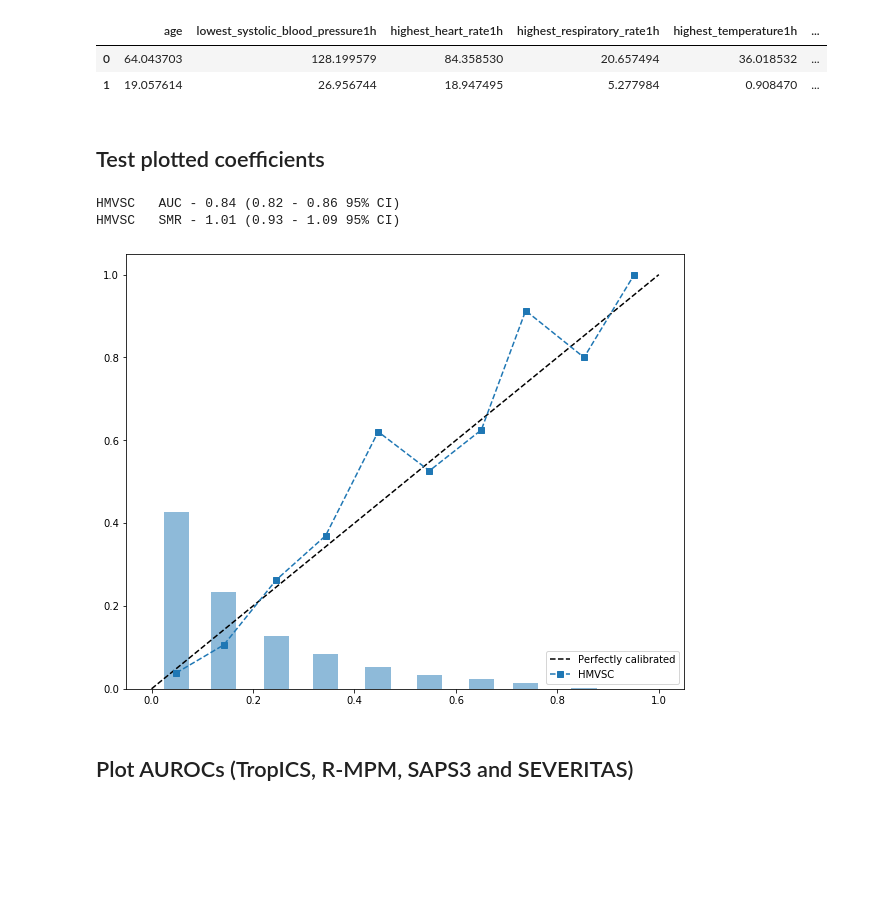
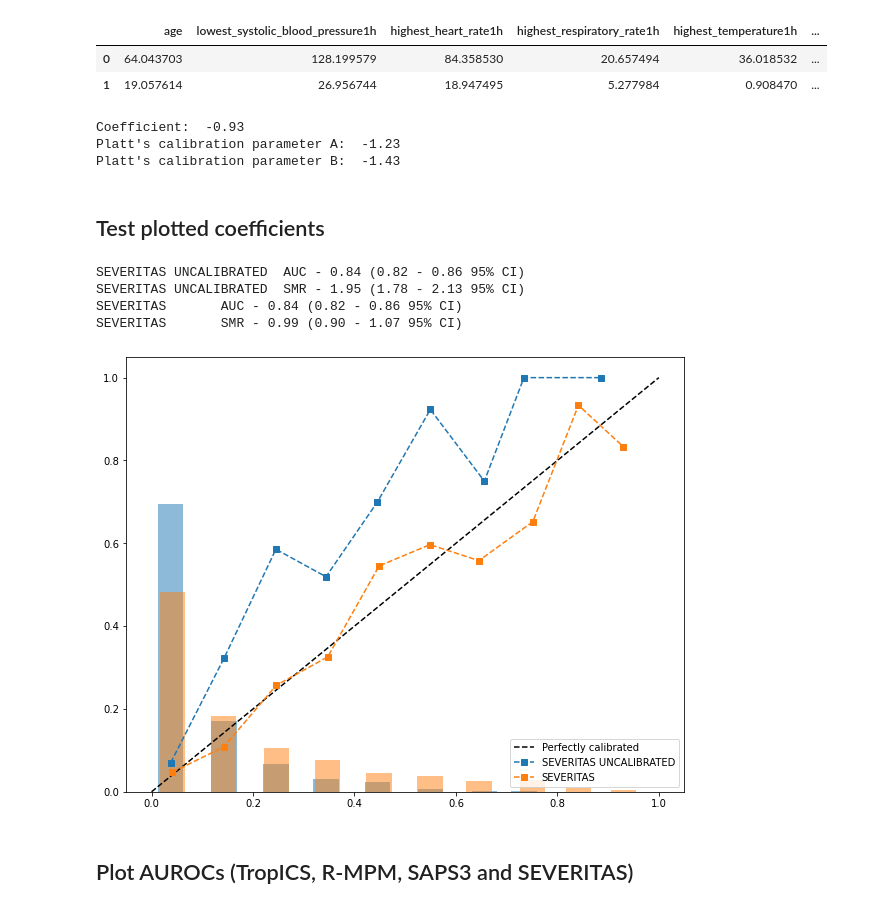
Before and after one commit to deliberato/mortality_prediction, a Jupyter notebook: analysis.ipynb, the cells around one changed output. Cells and saved outputs as stored; diff of their text form; code cells hidden in the pictures; blank space fills up the shorter version.

Commit message:
Platt's calibration

```diff
--- a/analysis.ipynb
+++ b/analysis.ipynb
@@ -746,6 +746,16 @@ display(pd.DataFrame.from_dict(params))
 |  | age | lowest_systolic_blood_pressure1h | highest_heart_rate1h | highest_respiratory_rate1h | highest_temperature1h | ... |
 | 0 | 64.043703 | 128.199579 | 84.358530 | 20.657494 | 36.018532 | ... |
 | 1 | 19.057614 | 26.956744 | 18.947495 | 5.277984 | 0.908470 | ... |
+# %%
+# Intercept and Platt's calibration parameters
+calibrated = model.calibrated_classifiers_[0]
+print("Coefficient: ", round(calibrated.base_estimator.intercept_[0], 2))
+print("Platt's calibration parameter A: ", round(calibrated.calibrators_[0].a_, 2))
+print("Platt's calibration parameter B: ", round(calibrated.calibrators_[0].b_, 2))
+# %% [output]
+Coefficient:  -0.93
+Platt's calibration parameter A:  -1.23
+Platt's calibration parameter B:  -1.43
 # %% [markdown]
 ## Test plotted coefficients
 # %%
@@ -771,39 +781,46 @@ X_hmvsc['severitas'] = (X_hmvsc['admissionsourcename'] == 'emergency room') * (-
                         (X_hmvsc['admissionsourcename'] == 'floor') * (-0.02) + \
                         (X_hmvsc['admissionsourcename'] == 'operating room') * (-1) + \
                         (X_hmvsc['admissionsourcename'] == 'other icu') * (0.29) + \
                         (X_hmvsc['admissiontypename'] == 'Cirurgia de urgência / emergência') * (-0.11) + \
                         (X_hmvsc['admissiontypename'] == 'Cirurgia eletiva') * (-0.87) + \
                         (X_hmvsc['chronic_health_status_name'] == 'Independente') * (-0.63) + \
                         (X_hmvsc['chronic_health_status_name'] == 'Necessidade de Assistência') * (-0.47) + \
                         (X_hmvsc['glasgow'] == 2) * (-1.05) + \
                         (X_hmvsc['age']) * (0.52) + \
                         (X_hmvsc['lowest_systolic_blood_pressure1h']) * (-0.30) + \
                         (X_hmvsc['highest_heart_rate1h']) * (0.34) + \
                         (X_hmvsc['highest_respiratory_rate1h']) * (0.18) + \
                         (X_hmvsc['highest_temperature1h']) * (-0.28) + \
                         (X_hmvsc['lengthhospitalstaypriorunitadmission']) * (0.56) + \
                         (X_hmvsc['lowest_systolic_blood_pressure1h_null'] == 1) * (0.21) + \
                         (X_hmvsc['highest_heart_rate1h_null'] == 1) * (-0.06) + \
                         (X_hmvsc['highest_respiratory_rate1h_null'] == 1) * (-0.04) + \
                         (X_hmvsc['highest_temperature1h_null'] == 1) * (0.86) + \
                         (X_hmvsc['lengthhospitalstaypriorunitadmission_null'] == 1) * (0.44) + \
-                        (X_hmvsc['glasgow_null'] == 1) * (1.39)
-X_hmvsc['severitas'] = np.exp(X_hmvsc['severitas'])/(1 + np.exp(X_hmvsc['severitas']))
+                        (X_hmvsc['glasgow_null'] == 1) * (1.39) + \
+                        -0.93
+X_hmvsc['severitas_uncalibrated'] = np.exp(X_hmvsc['severitas'])/(1 + np.exp(X_hmvsc['severitas']))
+X_hmvsc['severitas'] = 1 / (1 + np.exp(-1.23 * X_hmvsc['severitas'] + -1.43))
 
 # plot performance
 plt.figure(figsize=[10,8])
 ax = plt.gca()
 ax.plot([0,1],[0,1], linestyle='--', color='k', label="Perfectly calibrated")
+plot_calib_curve(np.array(y_hmvsc), X_hmvsc['severitas_uncalibrated'], ax=ax,
+                 with_histogram=True, width=0.05,
+                 marker="s", linestyle='--', label="SEVERITAS UNCALIBRATED")
 plot_calib_curve(np.array(y_hmvsc), X_hmvsc['severitas'], ax=ax,
                  with_histogram=True, width=0.05,
-                 marker="s", linestyle='--', label="HMVSC")
+                 marker="s", linestyle='--', label="SEVERITAS")
 
 plt.legend(loc='lower right')
 plt.show()
 # %% [output]
-HMVSC   AUC - 0.84 (0.82 - 0.86 95% CI)
-HMVSC   SMR - 1.01 (0.93 - 1.09 95% CI)
+SEVERITAS UNCALIBRATED  AUC - 0.84 (0.82 - 0.86 95% CI)
+SEVERITAS UNCALIBRATED  SMR - 1.95 (1.78 - 2.13 95% CI)
+SEVERITAS       AUC - 0.84 (0.82 - 0.86 95% CI)
+SEVERITAS       SMR - 0.99 (0.90 - 1.07 95% CI)
-[figure, old version]
+[figure, new version]
 # %% [markdown]
 ## Plot AUROCs (TropICS, R-MPM, SAPS3 and SEVERITAS)
 # %%
```
Also changed, not shown: parts of 8 cells of this notebook.
